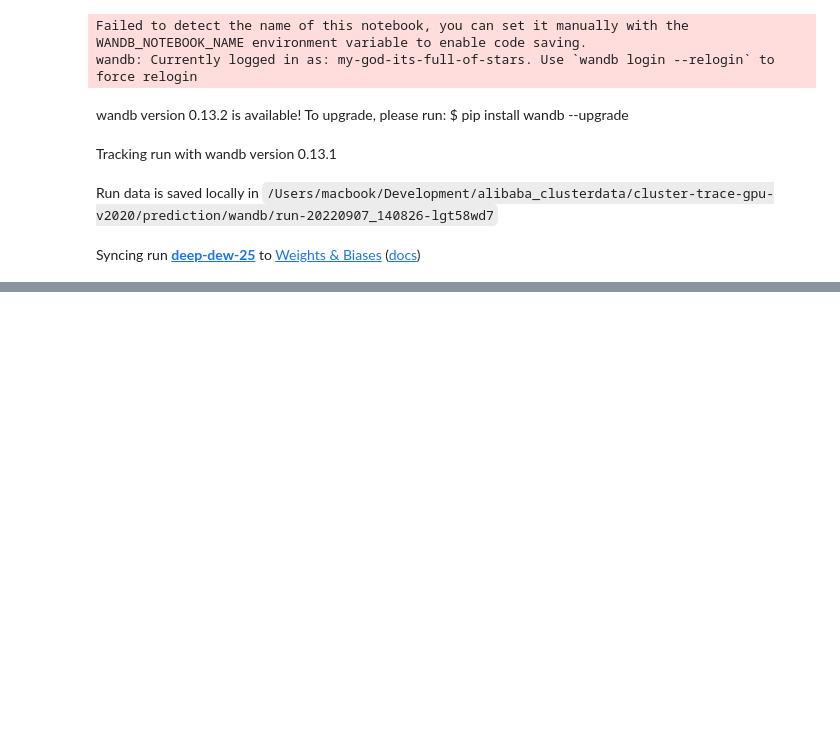
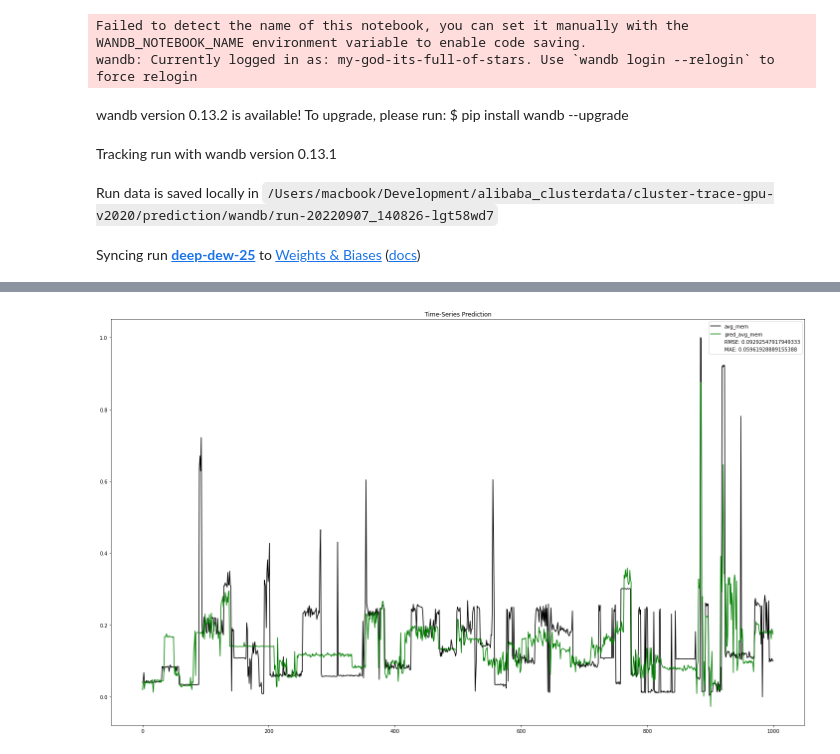
Before and after one commit to MyGodItsFull0fStars/alibaba_clusterdata, a Jupyter notebook: cluster-trace-gpu-v2020/prediction/lstm_general_prediction.ipynb, the cells around one changed output, grey strips where cells are left out. Saved outputs shown, nothing was run; the diff lists cells and outputs as text; code cells hidden in the pictures; blank space fills up the shorter version.

```diff
--- a/cluster-trace-gpu-v2020/prediction/lstm_general_prediction.ipynb
+++ b/cluster-trace-gpu-v2020/prediction/lstm_general_prediction.ipynb
@@ -135,0 +220,4 @@ for epoch in range(num_epochs):
+# %%
+plot_column(column_number=2)
+# %% [output]
+[figure, added]
```
Also changed, not shown: parts of 18 cells of this notebook.
